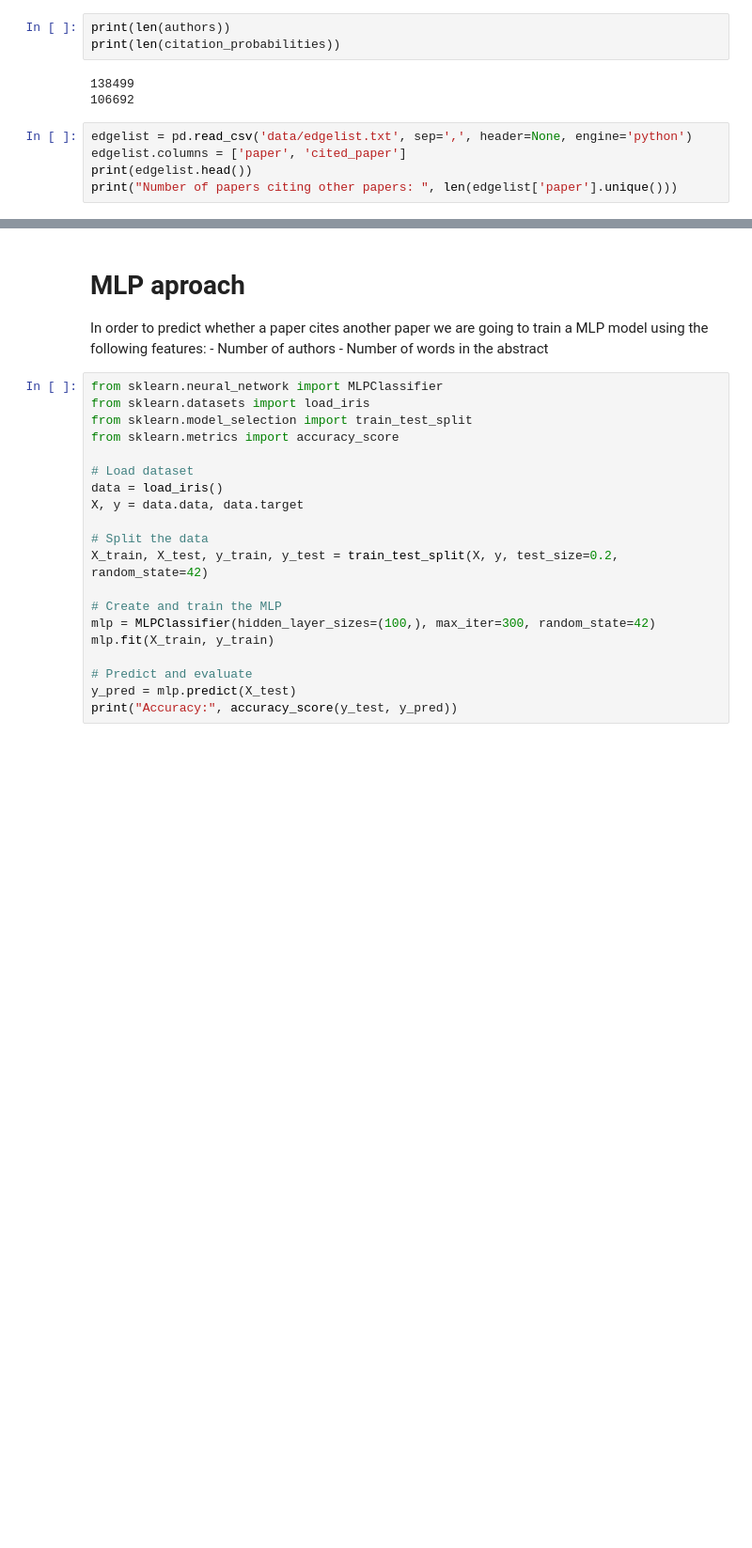
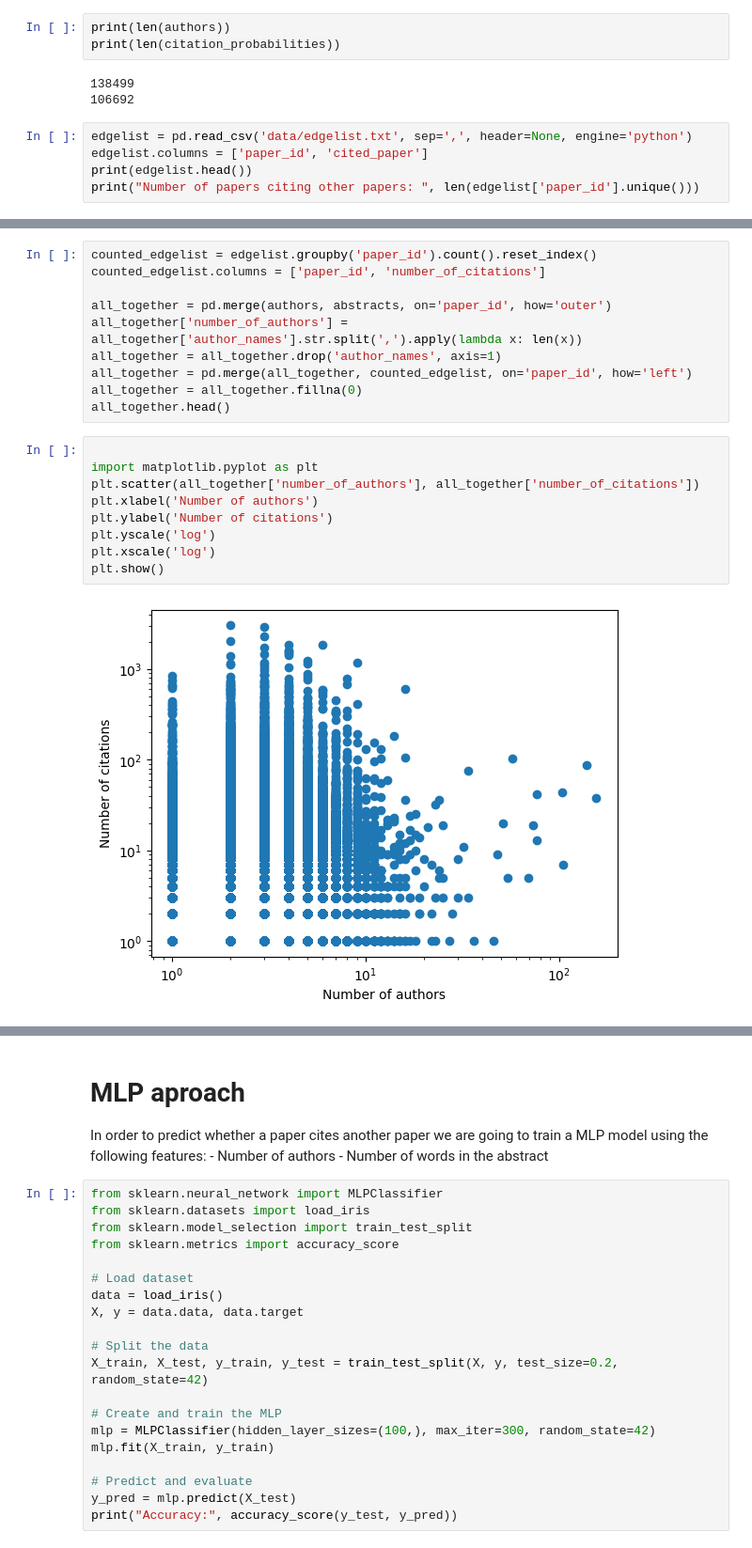
Before and after one commit to philipAthanasopoulos/Citatio, a Jupyter notebook: main_notebook.ipynb, the cells around one changed output, grey strips where cells are left out. Shown: that part at 94% size. Drawn from its saved outputs; the diff is of its cells as text; blank space fills up the shorter version.

```diff
--- a/main_notebook.ipynb
+++ b/main_notebook.ipynb
@@ -54,7 +45,7 @@ print(len(citation_probabilities))
 106692
 # %%
 edgelist = pd.read_csv('data/edgelist.txt', sep=',', header=None, engine='python')
-edgelist.columns = ['paper', 'cited_paper']
+edgelist.columns = ['paper_id', 'cited_paper']
 print(edgelist.head())
-print("Number of papers citing other papers: ", len(edgelist['paper'].unique()))
+print("Number of papers citing other papers: ", len(edgelist['paper_id'].unique()))
 # %% [output]
@@ -67,0 +69,21 @@ Number of papers citing other papers:  100336
+# %%
+counted_edgelist = edgelist.groupby('paper_id').count().reset_index()
+counted_edgelist.columns = ['paper_id', 'number_of_citations']
+
+all_together = pd.merge(authors, abstracts, on='paper_id', how='outer')
+all_together['number_of_authors'] = all_together['author_names'].str.split(',').apply(lambda x: len(x))
+all_together = all_together.drop('author_names', axis=1)
+all_together = pd.merge(all_together, counted_edgelist, on='paper_id', how='left')
+all_together = all_together.fillna(0)
+all_together.head()
+# %%
+
+import matplotlib.pyplot as plt
+plt.scatter(all_together['number_of_authors'], all_together['number_of_citations'])
+plt.xlabel('Number of authors')
+plt.ylabel('Number of citations')
+plt.yscale('log')
+plt.xscale('log')
+plt.show()
+# %% [output]
+[figure, added]
```
Also changed, not shown: parts of 5 cells of this notebook.
